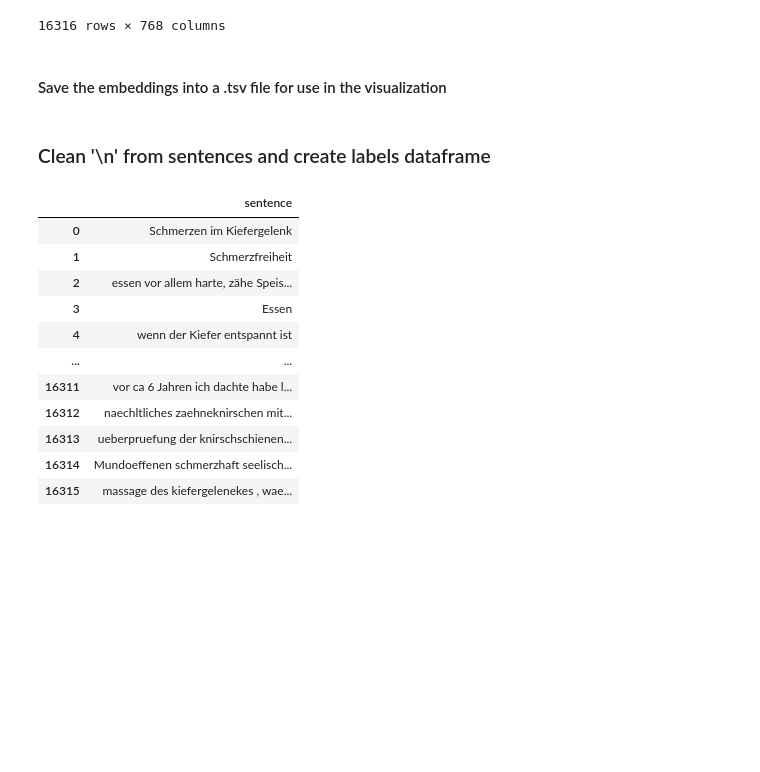
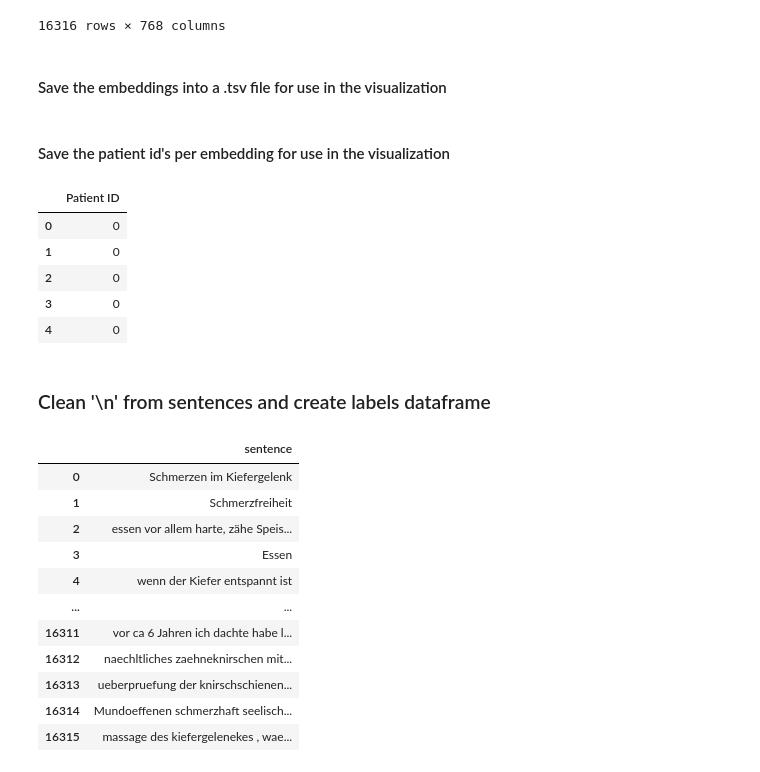
Before and after one commit to TemporalData/UDC, a Jupyter notebook: Clustering/simcse_clustering.ipynb, the cells around one changed output. Saved outputs shown, nothing was run; the diff lists cells and outputs as text; code cells hidden in the pictures; blank space fills up the shorter version.

```diff
--- a/Clustering/simcse_clustering.ipynb
+++ b/Clustering/simcse_clustering.ipynb
@@ -98,3 +98,17 @@ Path('./data/output').mkdir(parents=True, exist_ok=True)
 embedding_dataframe.to_csv(
     f'data/output/model_simcse_data_dental_vectors_all.tsv',
     sep="\t",header=False,index=False)
+# %% [markdown]
+#### Save the patient id's per embedding for use in the visualization
+# %%
+patient_IDs = pd.DataFrame(valid_dataset['row'].copy())
+patient_IDs.columns = ['Patient ID']
+# %%
+patient_IDs.head()
+# %% [output]
+|  | Patient ID |
+| 0 | 0 |
+| 1 | 0 |
+| 2 | 0 |
+| 3 | 0 |
+| 4 | 0 |
```
Also changed, not shown: parts of 2 cells of this notebook.
